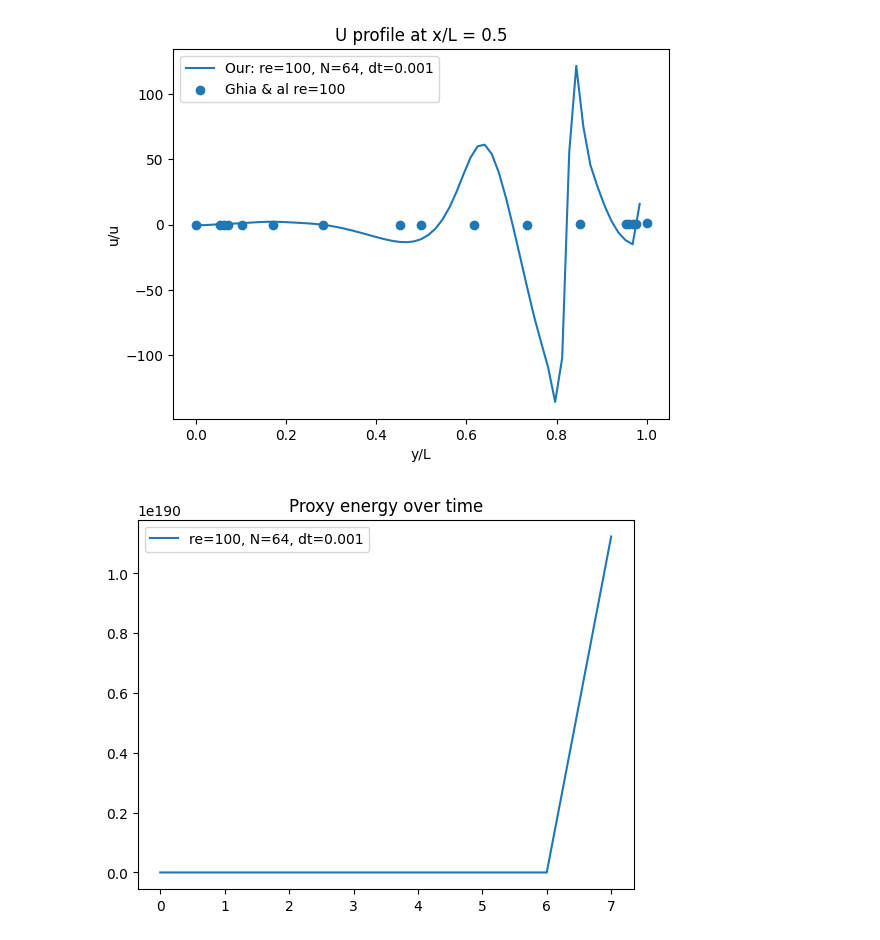
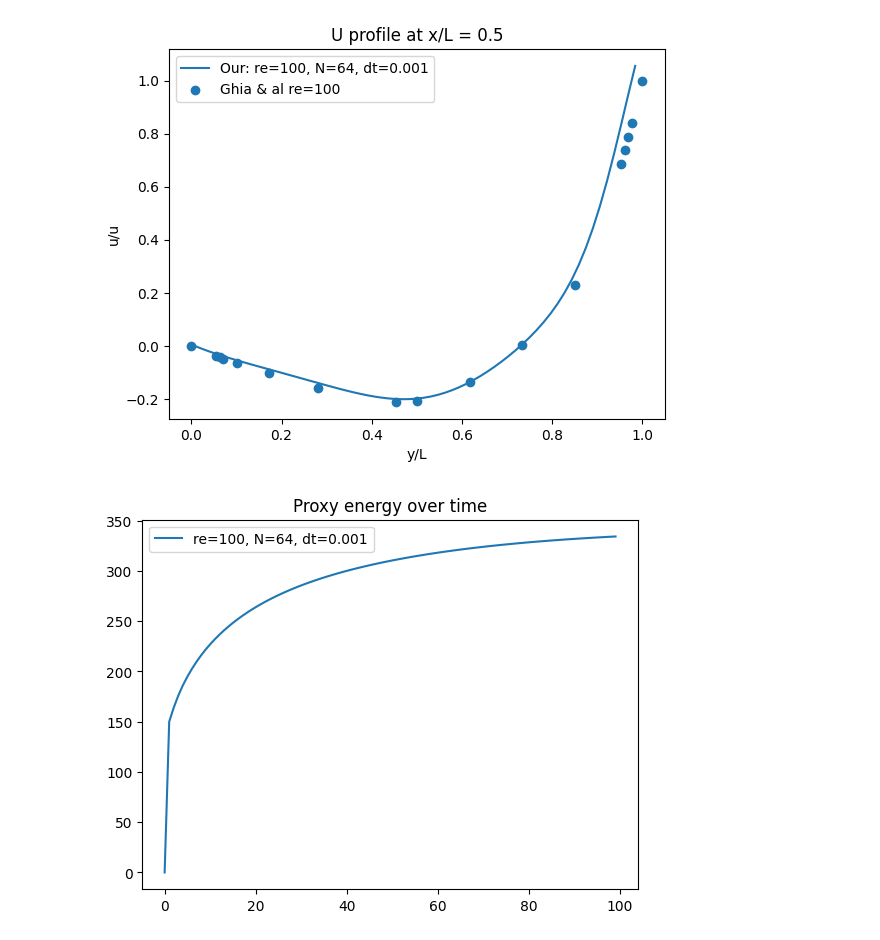
Before and after one commit to kz2wd/CFD-Solver, a Jupyter notebook: C/analyse_c_out.ipynb, the cells around one changed output. Drawn from its saved outputs; the diff is of its cells as text; code cells hidden in the pictures.

```diff
--- a/C/analyse_c_out.ipynb
+++ b/C/analyse_c_out.ipynb
@@ -15,5 +15,3 @@ run.shape
-# %%
-run = run[20:]
 # %%
 
 def profile_at_time(snapshot, re, X, dx, dt, K, add_ref_data=True, auto_plot=True, **kwargs):
@@ -40,13 +38,13 @@ def profile_at_time(snapshot, re, X, dx, dt, K, add_ref_data=True, auto_plot=Tru
 # %%
 re = 100
 X = 64
 dx = 1.0 / float(X)
 dt = 1e-3
 K = 1
 
-profile_at_time(run[5], re, X, dx, dt, K)
+profile_at_time(run[99], re, X, dx, dt, K)
 # %% [output]
-[figure, old version]
+[figure, new version]
 # %%
 def energy_over_time(u, re, X, dt, auto_plot=True, **kwargs):
 
@@ -61,7 +59,7 @@ def energy_over_time(u, re, X, dt, auto_plot=True, **kwargs):
 
 energy_over_time(run, re, X, dt)
 # %% [output]
-[figure, old version]
+[figure, new version]
 # %%
 import napari
 u = np.swapaxes(run, 1, 2)  # invert axe for napari
```
Also changed, not shown: parts of 5 cells of this notebook, 5 other files.
